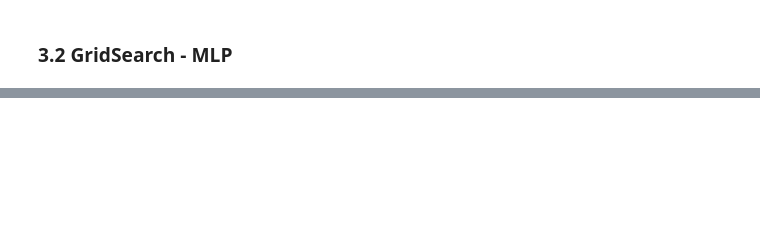
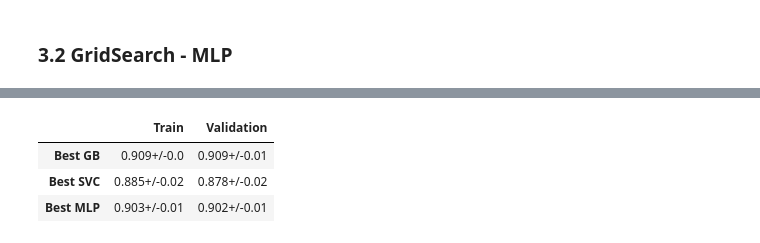
Before and after one commit to sarasustelosantos/bootcamp_group, a Jupyter notebook: 04_modelling.ipynb, the cells around one changed output, grey strips where cells are left out. Drawn from its saved outputs; the diff is of its cells as text; code cells hidden in the pictures; blank space fills up the shorter version.

```diff
--- a/04_modelling.ipynb
+++ b/04_modelling.ipynb
@@ -1366,3 +1366,47 @@ final_model_mlp = MLPClassifier(
     solver='adam',
     random_state=42
 )
+# %%
+def select_best_models(df, model):
+    skf = StratifiedKFold(n_splits = 5, random_state = 99, shuffle = True)
+    X = df
+    y = all_data['Churn Label'].copy()
+    score_train, score_val = [],[]
+
+    # perform the cross-validation
+    for train_index, val_index in skf.split(X,y):
+        X_train, X_val = X.iloc[train_index], X.iloc[val_index]
+        y_train, y_val = y.iloc[train_index], y.iloc[val_index]
+
+
+        # Apply model
+        model.fit(X_train, y_train)
+        predictions_train = model.predict(X_train)
+        predictions_val = model.predict(X_val)
+        score_train.append(f1_score(y_train, predictions_train))
+        score_val.append(f1_score(y_val, predictions_val))
+
+    avg_train = round(np.mean(score_train),3)
+    avg_val = round(np.mean(score_val),3)
+    std_train = round(np.std(score_train),2)
+    std_val = round(np.std(score_val),2)
+
+    return avg_train, std_train, avg_val, std_val
+
+def show_results(df, data, *args):
+    count = 0
+    # for each instance of model passed as argument
+    for arg in args:
+        avg_train, std_train, avg_val, std_val = select_best_models(data, arg)
+        # store the results in the right row
+        df.iloc[count] = str(avg_train) + '+/-' + str(std_train), str(avg_val) + '+/-' + str(std_val)
+        count+=1
+    return df
+# %%
+df_final_models = pd.DataFrame(columns = ['Train','Validation'], index = ['Best GB','Best SVC', 'Best MLP'])
+show_results(df_final_models, df, final_model_gb, final_model_svc, final_model_mlp)
+# %% [output]
+|  | Train | Validation |
+| Best GB | 0.909+/-0.0 | 0.909+/-0.01 |
+| Best SVC | 0.885+/-0.02 | 0.878+/-0.02 |
+| Best MLP | 0.903+/-0.01 | 0.902+/-0.01 |
```
Also changed, not shown: parts of 8 cells of this notebook.
